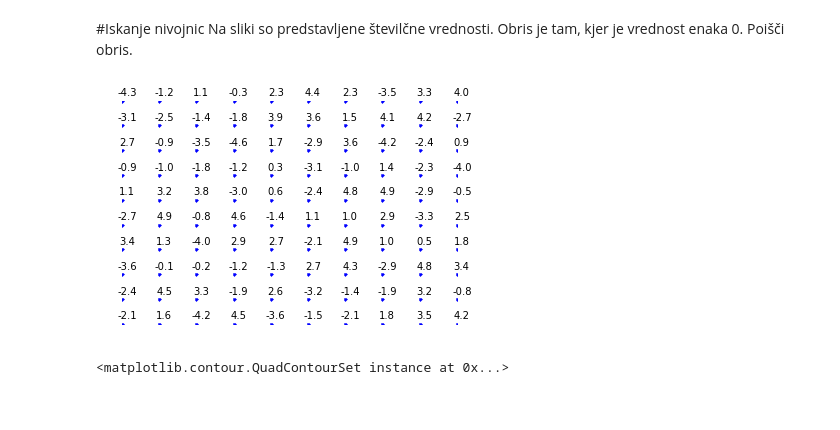
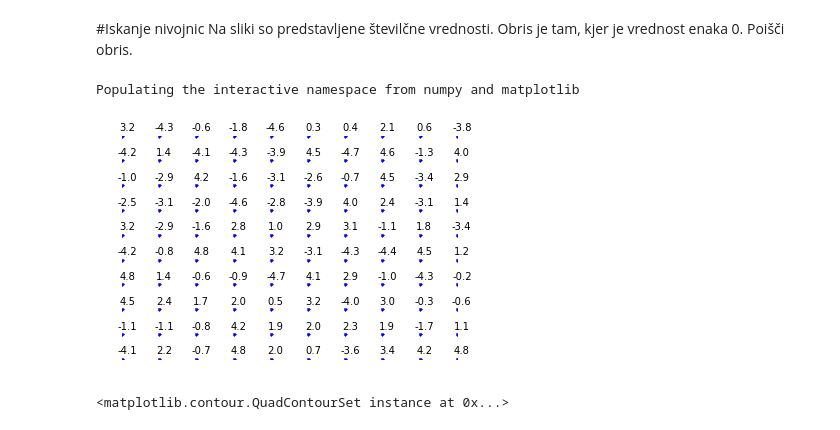
Before and after one commit to mrcinv/info_plakati, a Jupyter notebook: Nivojnice.ipynb, the cells around one changed output. Cells and saved outputs as stored; diff of their text form; code cells hidden in the pictures.

```diff
--- a/Nivojnice.ipynb
+++ b/Nivojnice.ipynb
@@ -2,20 +2,23 @@
 #Iskanje nivojnic
 Na sliki so predstavljene številčne vrednosti. Obris je tam, kjer je vrednost enaka 0. Poišči obris.
 # %%
-x = linspace(0,1,10)
+%pylab inline
+n = 10
+x = linspace(0,1,n)
 y = x
 X, Y = meshgrid(x,y)
 fig, ax = subplots()
 ax.plot(X, Y, 'b.')
 axis("off")
-Z = 10*(rand(10,10)-0.5)
-# The key option here is `bbox`. I'm just going a bit crazy with it.
-for i in range(10):
-    for j in range(10):
+Z = 10*(rand(n,n)-0.5)
+# stevilke poleg pikic
+for i in range(n):
+    for j in range(n):
         ax.annotate("%1.1f" % Z[i,j], xy=(x[i], y[j]), xytext=(5,5),
             textcoords='offset points', ha='center', va='bottom')
 # %% [output]
+Populating the interactive namespace from numpy and matplotlib
-[figure, old version]
+[figure, new version]
 # %%
 contour(Z.T,levels=[0])
 # %% [output]
```
Also changed, not shown: parts of 8 cells of this notebook, 2 other files.
